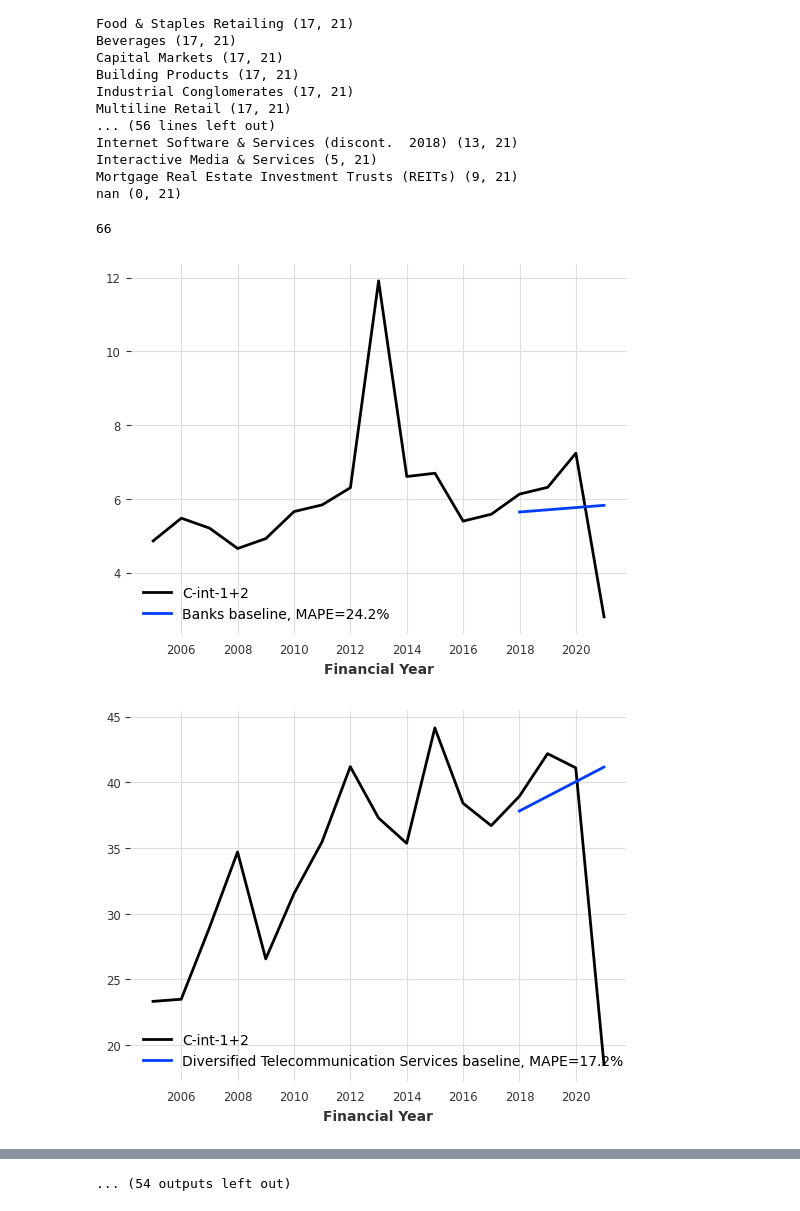
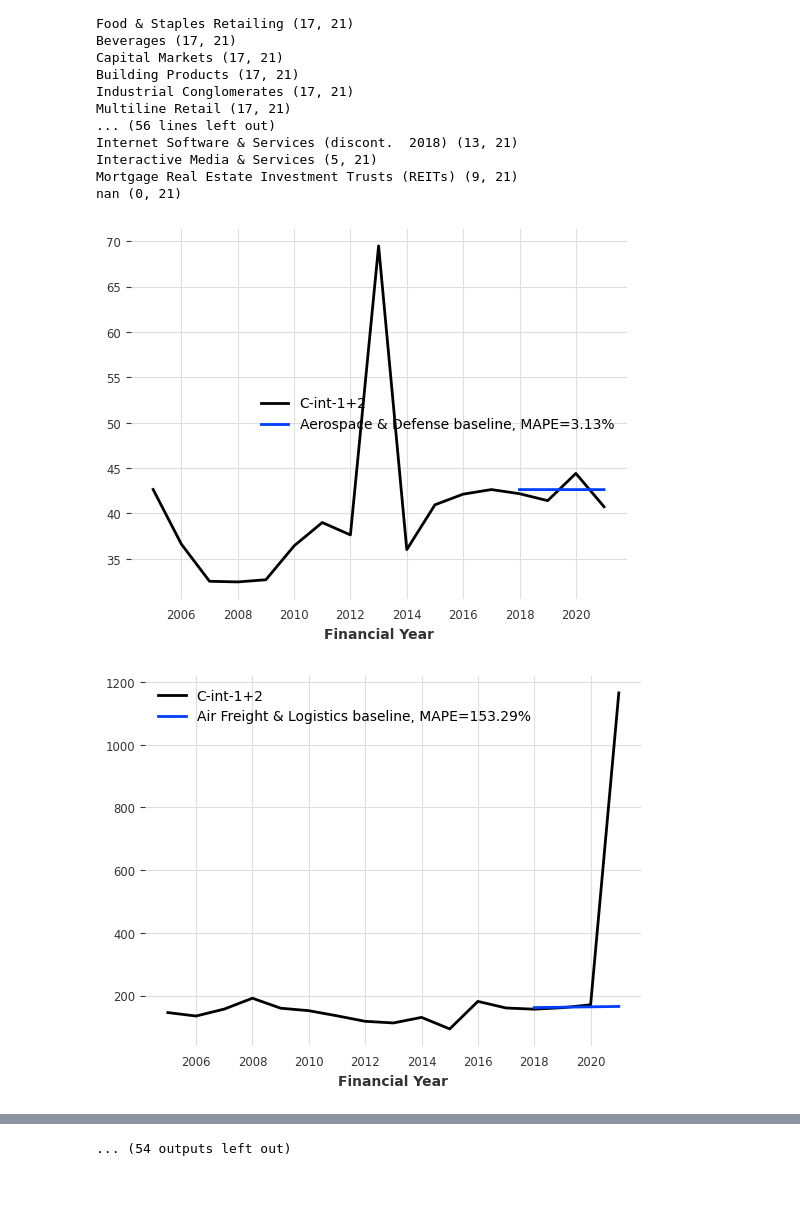
Before and after one commit to leocmcheung/carbon-forecast, a Jupyter notebook: notebooks/leo-D2.ipynb, the cells around one changed output, grey strips where cells are left out. Saved outputs shown, nothing was run; the diff lists cells and outputs as text; code cells hidden in the pictures.

```diff
--- a/notebooks/leo-D2.ipynb
+++ b/notebooks/leo-D2.ipynb
@@ -247,32 +275,32 @@ ind_names_17yr.remove("Media")
 ind_names_17yr.remove("Internet Software & Services (discont.  2018)")
 ind_names_17yr.remove("Interactive Media & Services")
 ind_names_17yr.remove(np.nan)
-len(ind_names_17yr)
+ind_names_17yr = sorted(ind_names_17yr)
-# %% [output]
-66
 # %%
 from darts.metrics import mape
 
 
 output = {}
+mape_list = {}
 # plt.figure(figsize=(20,200))
 # fig, ax = plt.subplots(66)
-fig.suptitle('Baseline models for 66 industries (5 left out)')
+# fig.suptitle('Baseline models for 66 industries (5 left out)')
 
 for index, industry in enumerate(ind_names_17yr):
     df = data_4y_plus[data_4y_plus["GICS Industry Name"] == industry]
     df = df.groupby("Financial Year").mean()
     df["C-int-1+2"] = df["Carbon Intensity-Scope 1 (tonnes CO2e/USD mn)"] + df["Carbon Intensity-Scope 2 (tonnes CO2e/USD mn)"]
     tmp = df["C-int-1+2"].reset_index()
     series = TimeSeries.from_dataframe(tmp, "Financial Year", "C-int-1+2")
     train, val = series[:-4], series[-4:]
     model = NaiveDrift()
     model.fit(train)
     pred = model.predict(len(val))
     output[industry] = pred
     err = mape(pred, series)
+    mape_list[industry] = err
     series.plot(new_plot=True)
     pred.plot(label=f"{industry} baseline, MAPE={round(err,2)}%")
 # %% [output]
-[figure, old version]
+[figure, new version]
-[figure, old version]
+[figure, new version]
```
Also changed, not shown: parts of 13 cells of this notebook, 1 other file.
